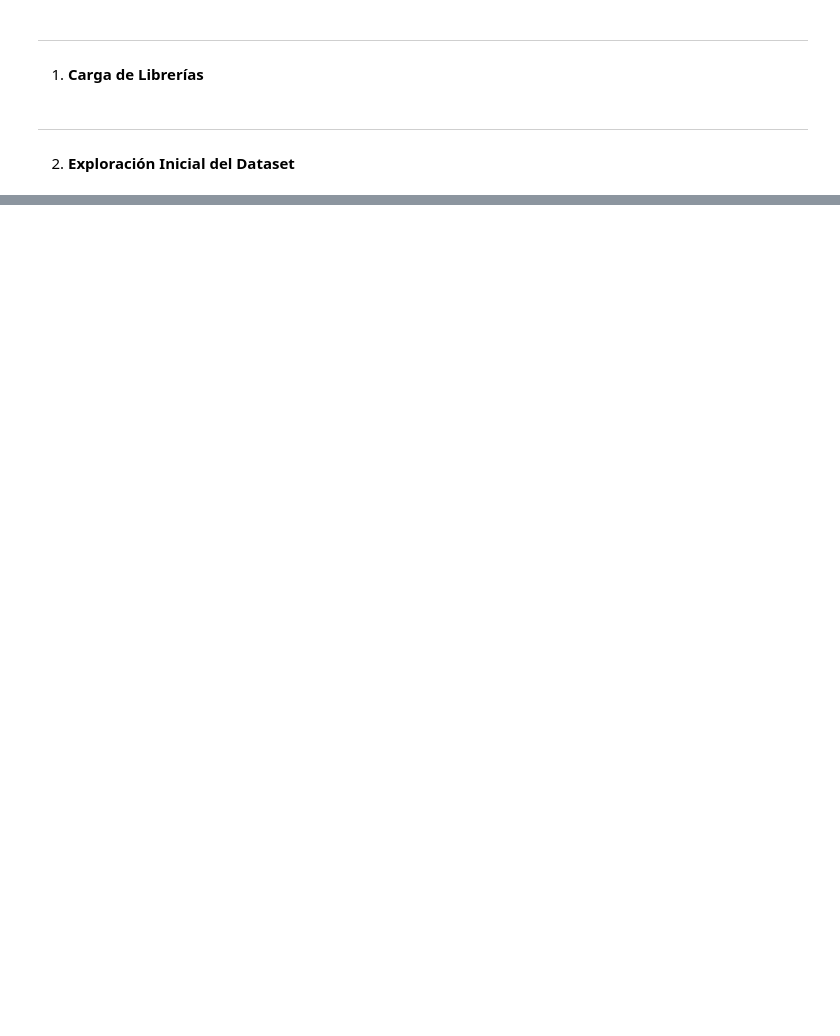
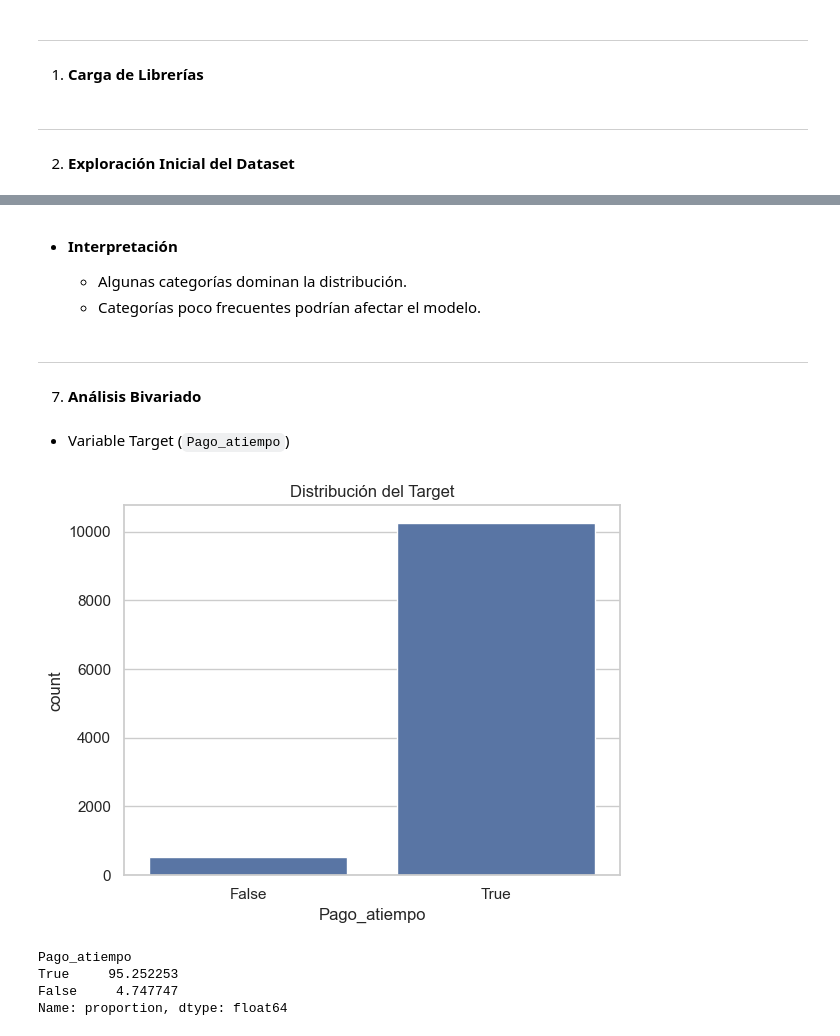
Before and after one commit to ChrosXR/mlops_pipeline, a Jupyter notebook: src/comprension_eda.ipynb, the cells around one changed output, grey strips where cells are left out. Cells and saved outputs as stored; diff of their text form; code cells hidden in the pictures; blank space fills up the shorter version.

```diff
--- a/src/comprension_eda.ipynb
+++ b/src/comprension_eda.ipynb
@@ -283,0 +459,23 @@ plt.show()
+# %% [markdown]
+- **Interpretación**
+
+    - Algunas categorías dominan la distribución.
+    - Categorías poco frecuentes podrían afectar el modelo.
+# %% [markdown]
+---
+
+7. **Análisis Bivariado**
+# %% [markdown]
+- Variable Target (`Pago_atiempo`)
+# %%
+sns.countplot(x="Pago_atiempo", data=df)
+plt.title("Distribución del Target")
+plt.show()
+
+df["Pago_atiempo"].value_counts(normalize=True)*100
+# %% [output]
+[figure, added]
+Pago_atiempo
+True     95.252253
+False     4.747747
+Name: proportion, dtype: float64
```
Also changed, not shown: parts of 62 cells of this notebook.
